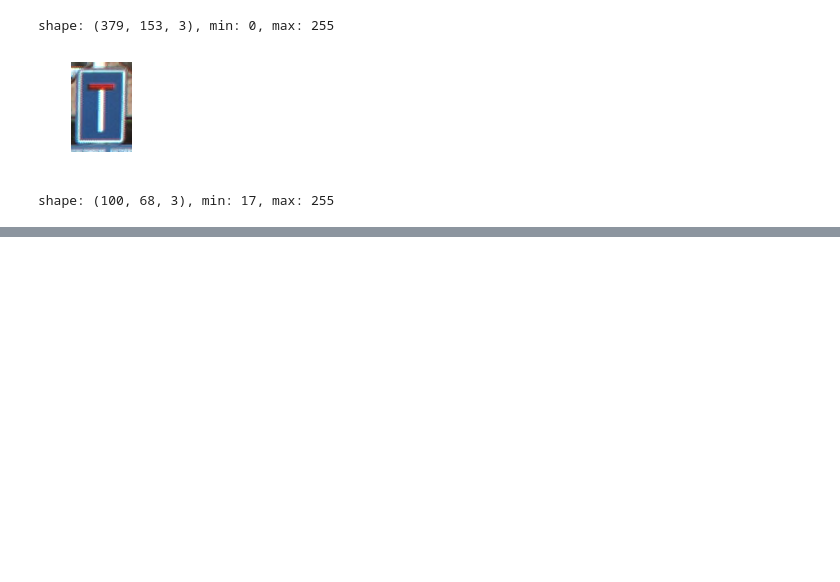
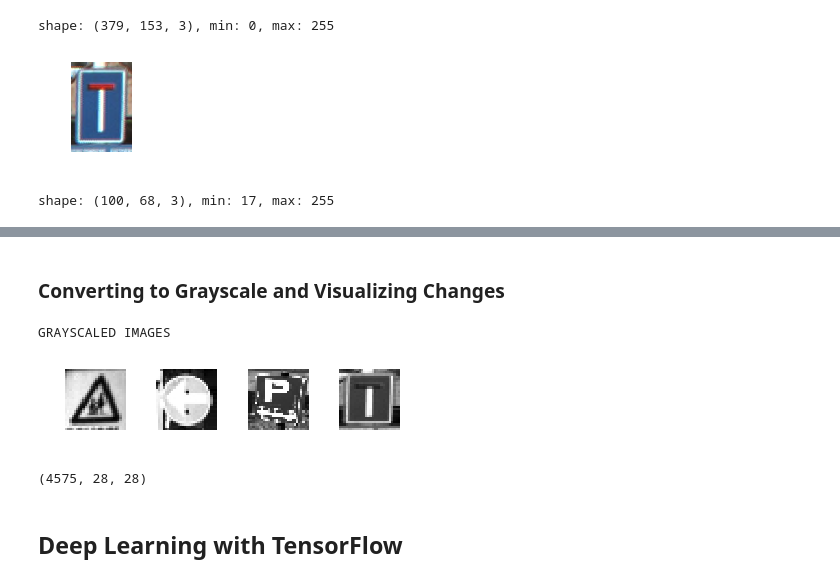
Before and after one commit to anaparravera/traffic-signs-analyzer, a Jupyter notebook: notebook-version.ipynb, the cells around one changed output, grey strips where cells are left out. Cells and saved outputs as stored; diff of their text form; code cells hidden in the pictures; blank space fills up the shorter version.

```diff
--- a/notebook-version.ipynb
+++ b/notebook-version.ipynb
@@ -229,0 +279,27 @@ plt.show()
+# %% [markdown]
+### Converting to Grayscale and Visualizing Changes
+# %%
+# Convert images28 to an array
+images28 = rgb2gray(np.array(images28))
+# %%
+# Determine the (random) indexes of the images that you want to see
+traffic_signs = [300, 2250, 3650, 4000]
+
+how_many_images = len(traffic_signs)
+
+# Fill out the subplots with the random images that you defined
+for i in range(how_many_images):
+    plt.subplot(1, how_many_images, i+1)
+    plt.axis('off')
+    plt.imshow(images28[traffic_signs[i]], cmap='gray')
+    plt.subplots_adjust(wspace=0.5)
+print("GRAYSCALED IMAGES")
+plt.show()
+
+print(images28.shape)
+# %% [output]
+GRAYSCALED IMAGES
+[figure, added]
+(4575, 28, 28)
+# %% [markdown]
+## Deep Learning with TensorFlow
```
Also changed, not shown: parts of 9 cells of this notebook.
